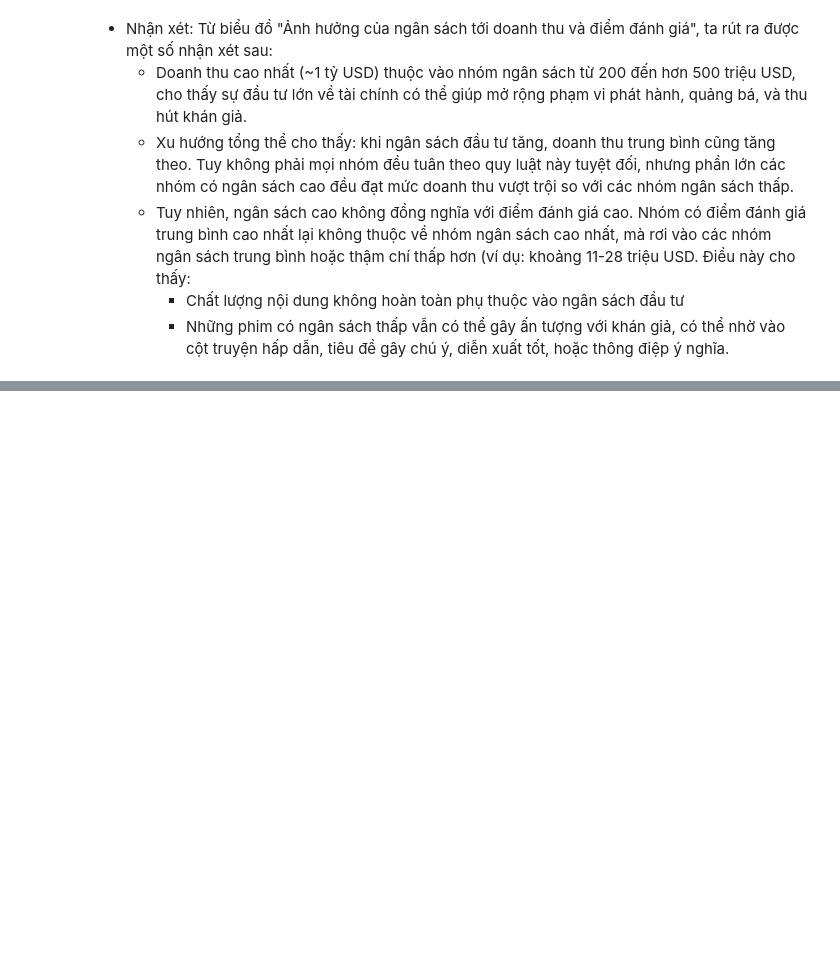
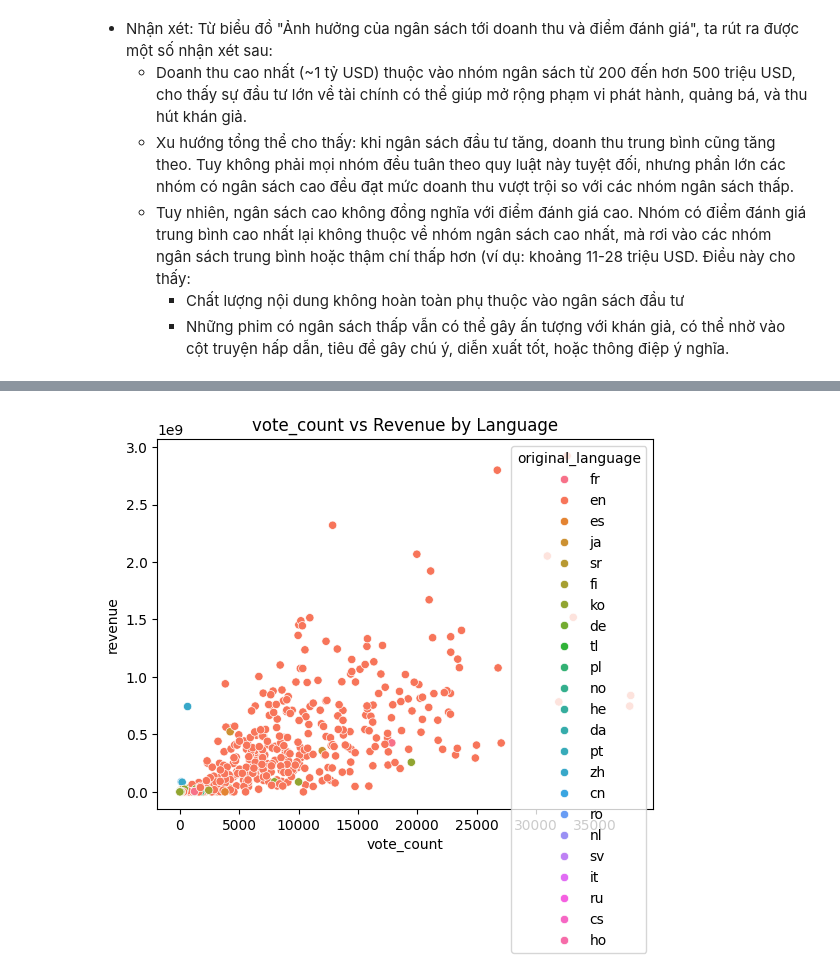
Before and after one commit to nhnghia214/Vietnam-Movies-Analysis-2009-2023, a Jupyter notebook: notebooks/exploratory_sample.ipynb, the cells around one changed output, grey strips where cells are left out. Drawn from its saved outputs; the diff is of its cells as text; code cells hidden in the pictures; blank space fills up the shorter version.

```diff
--- a/notebooks/exploratory_sample.ipynb
+++ b/notebooks/exploratory_sample.ipynb
@@ -304,0 +489,8 @@ plt.show()
+# %%
+# vote_count vs revenue
+group_and_plot(df, group_col="original_language",
+               value_cols=["vote_count", "revenue"],
+               kind="scatter",
+               title="vote_count vs Revenue by Language")
+# %% [output]
+[figure, added]
```
Also changed, not shown: parts of 25 cells of this notebook, 3 other files.
